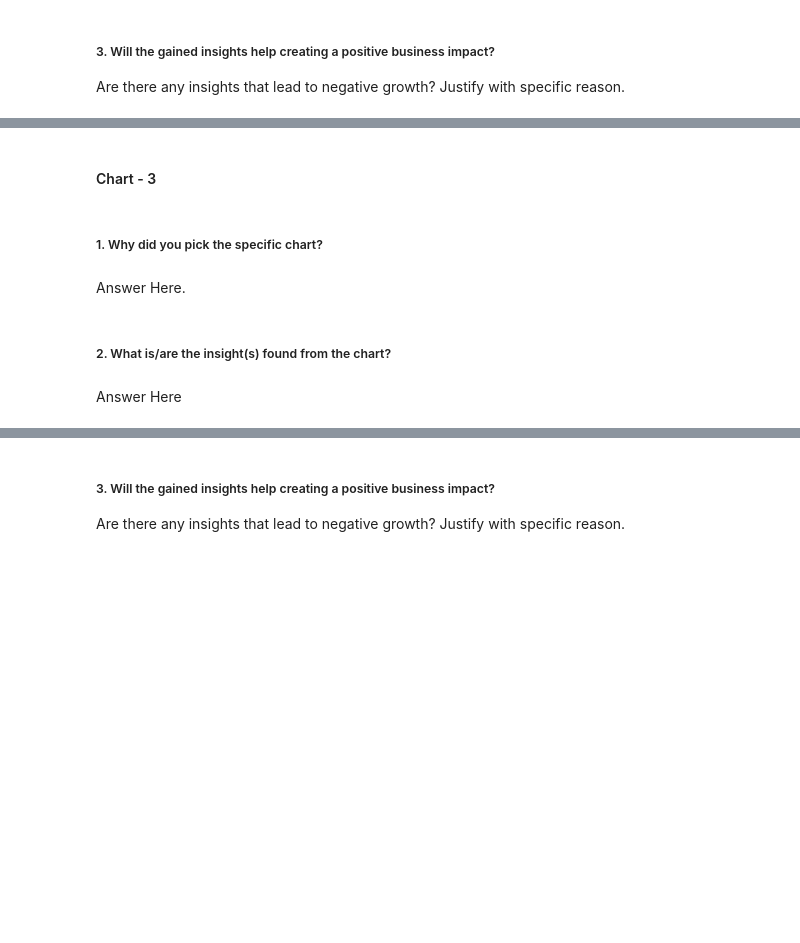
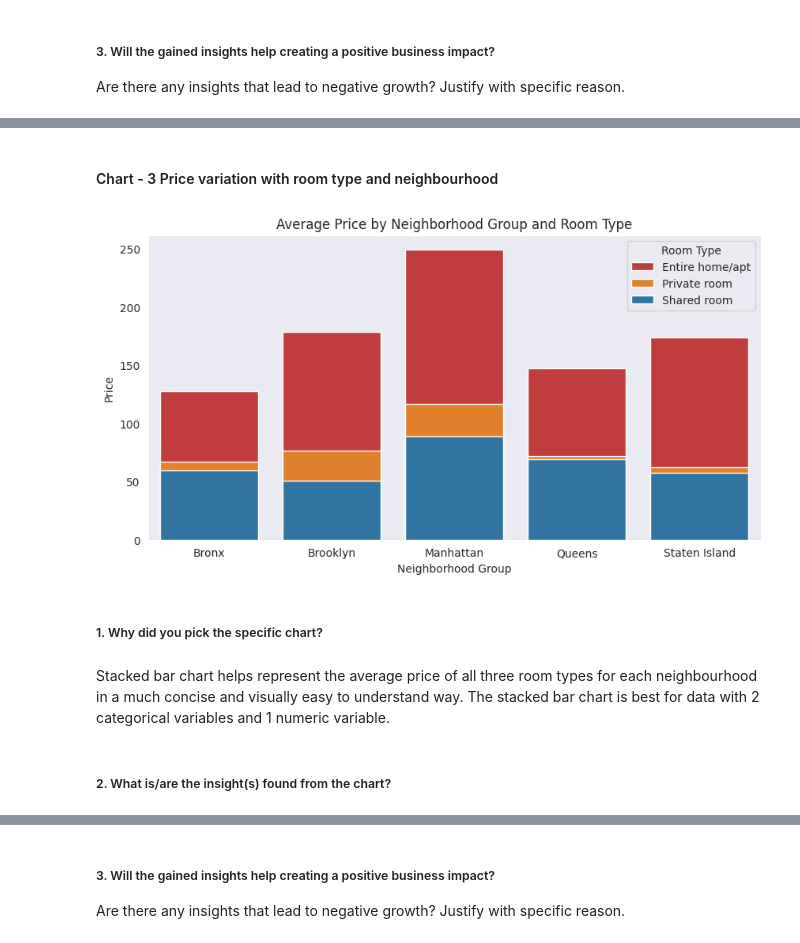
Before and after one commit to david-paul-m/Python-EDA, a Jupyter notebook: David_PY_EDA_AirBnb_Bookings_Analysis.ipynb, the cells around one changed output, grey strips where cells are left out. Cells and saved outputs as stored; diff of their text form; code cells hidden in the pictures; blank space fills up the shorter version.

```diff
--- a/David_PY_EDA_AirBnb_Bookings_Analysis.ipynb
+++ b/David_PY_EDA_AirBnb_Bookings_Analysis.ipynb
@@ -413,2 +434,2 @@ Answer Here
 # %% [markdown]
-#### Chart - 3
+#### Chart - 3 Price variation with room type and neighbourhood
@@ -417,8 +436,25 @@ Answer Here
+# %%
+# Chart - 3 visualization code
+
+#Creating a dataframe of grouped observations by neighbourhood and room type and their corresponding average price per night:
+group_price = df1.groupby(['neighbourhood_group','room_type'])['price'].mean().unstack()
+# %%
+#Plotting a bar graph for the above dataframe:
+plt.figure(figsize=(10,5))
+sns.barplot(data=group_price, x=group_price.index, y='Entire home/apt', color='tab:red', label='Entire home/apt')
+sns.barplot(data=group_price, x=group_price.index, y='Private room', color='tab:orange', label='Private room')
+sns.barplot(data=group_price, x=group_price.index, y='Shared room', color='tab:blue', label='Shared room')
+
+#Labelling the title, legend and axes:
+plt.xlabel('Neighborhood Group')
+plt.ylabel('Price')
+plt.title('Average Price by Neighborhood Group and Room Type')
+plt.legend().set_title('Room Type')
+# %% [output]
+[figure, added]
 # %% [markdown]
 ##### 1. Why did you pick the specific chart?
-# %% [markdown]
-Answer Here.
+# %% [markdown]
+Stacked bar chart helps represent the average price of all three room types for each neighbourhood in a much concise and visually easy to understand way. The stacked bar chart is best for data with 2 categorical variables and 1 numeric variable.
 # %% [markdown]
 ##### 2. What is/are the insight(s) found from the chart?
-# %% [markdown]
-Answer Here
```
Also changed, not shown: parts of 37 cells of this notebook.
